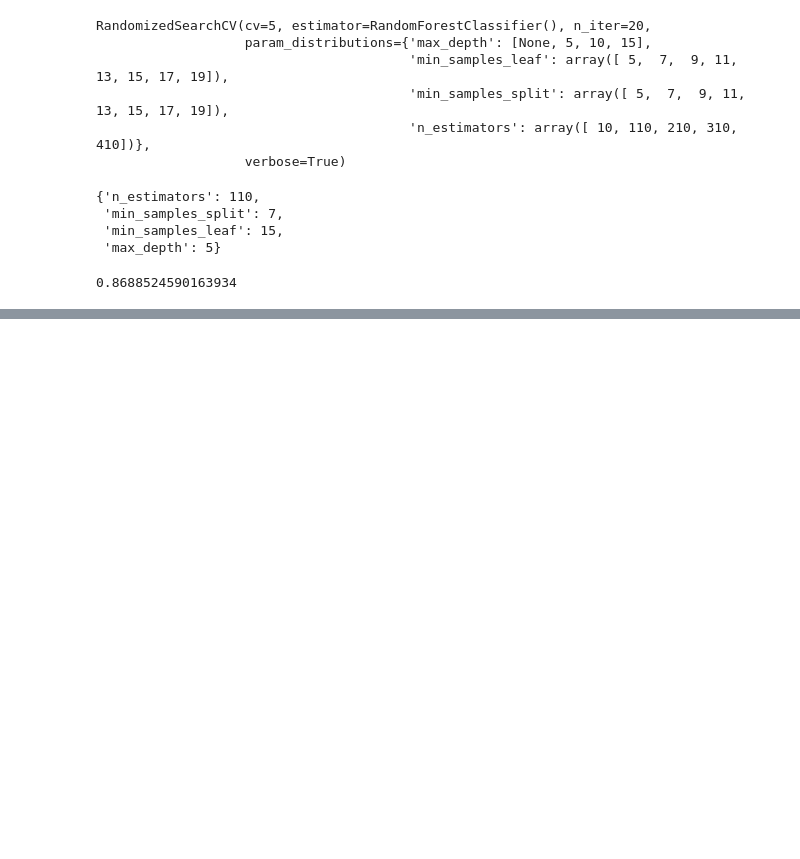
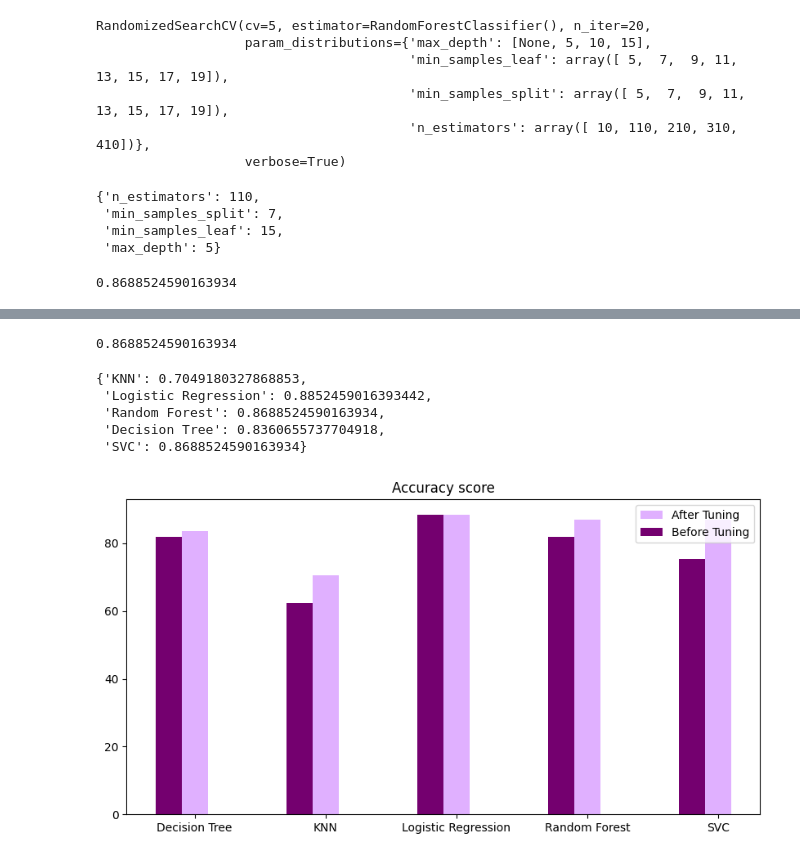
Before and after one commit to saiprasaad/Heart-Disease-Prediction, a Jupyter notebook: Heart Disease Prediction.ipynb, the cells around one changed output, grey strips where cells are left out. Saved outputs shown, nothing was run; the diff lists cells and outputs as text; code cells hidden in the pictures; blank space fills up the shorter version.

Commit message:
Tuning Decision Tree and SVC

```diff
--- a/Heart Disease Prediction.ipynb
+++ b/Heart Disease Prediction.ipynb
@@ -643,0 +691,8 @@ new_scores_dict['Random Forest']
+# %%
+np.random.seed(42)
+randomized_search_svc = RandomizedSearchCV(SVC(),
+                                param_distributions=svc_grid,
+                                cv=5,
+                                n_iter=20,
+                                verbose=True)
+randomized_search_svc.fit(x_train, y_train)
@@ -643,0 +710,31 @@ new_scores_dict['Random Forest']
+# %%
+new_scores_dict['SVC'] = randomized_search_svc.score(x_test, y_test)
+# %%
+new_scores_dict['SVC']
+# %% [output]
+0.8688524590163934
+# %%
+new_scores_dict
+# %% [output]
+{'KNN': 0.7049180327868853,
+ 'Logistic Regression': 0.8852459016393442,
+ 'Random Forest': 0.8688524590163934,
+ 'Decision Tree': 0.8360655737704918,
+ 'SVC': 0.8688524590163934}
+# %%
+for key, value in new_scores_dict.items():
+    new_scores_dict[key] = new_scores_dict[key] * 100
+# %%
+new_scores_dict = OrderedDict(sorted(new_scores_dict.items()))
+# %%
+X = np.arange(len(new_scores_dict))
+plt.figure(figsize=(10,5))
+ax = plt.subplot()
+ax.bar(X, new_scores_dict.values(), width=0.2, color='#E0B0FF', align='center')
+ax.bar(X-0.2, scores_dict.values(), width=0.2, color='#74006F', align='center')
+ax.legend(('After Tuning','Before Tuning'))
+plt.xticks(X, new_scores_dict.keys())
+plt.title("Accuracy score")
+plt.show()
+# %% [output]
+[figure, added]
```
Also changed, not shown: parts of 14 cells of this notebook.
